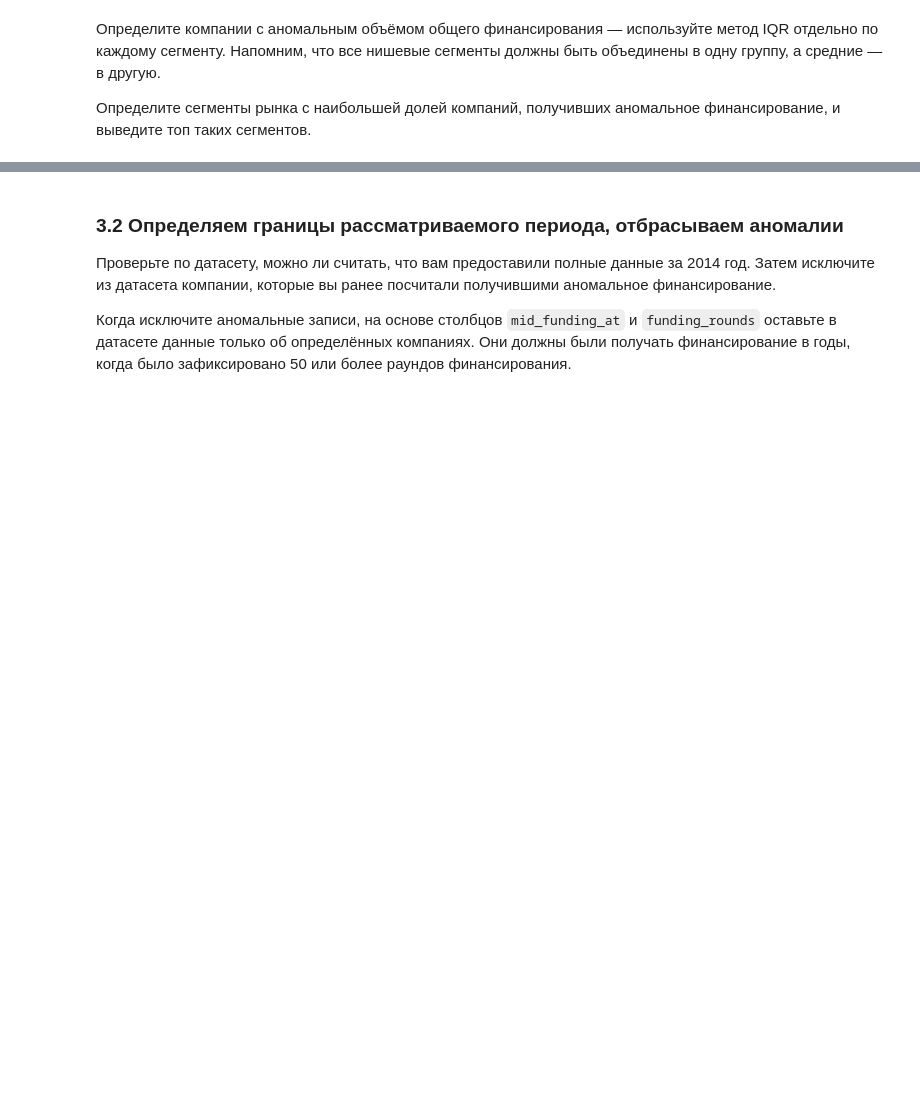
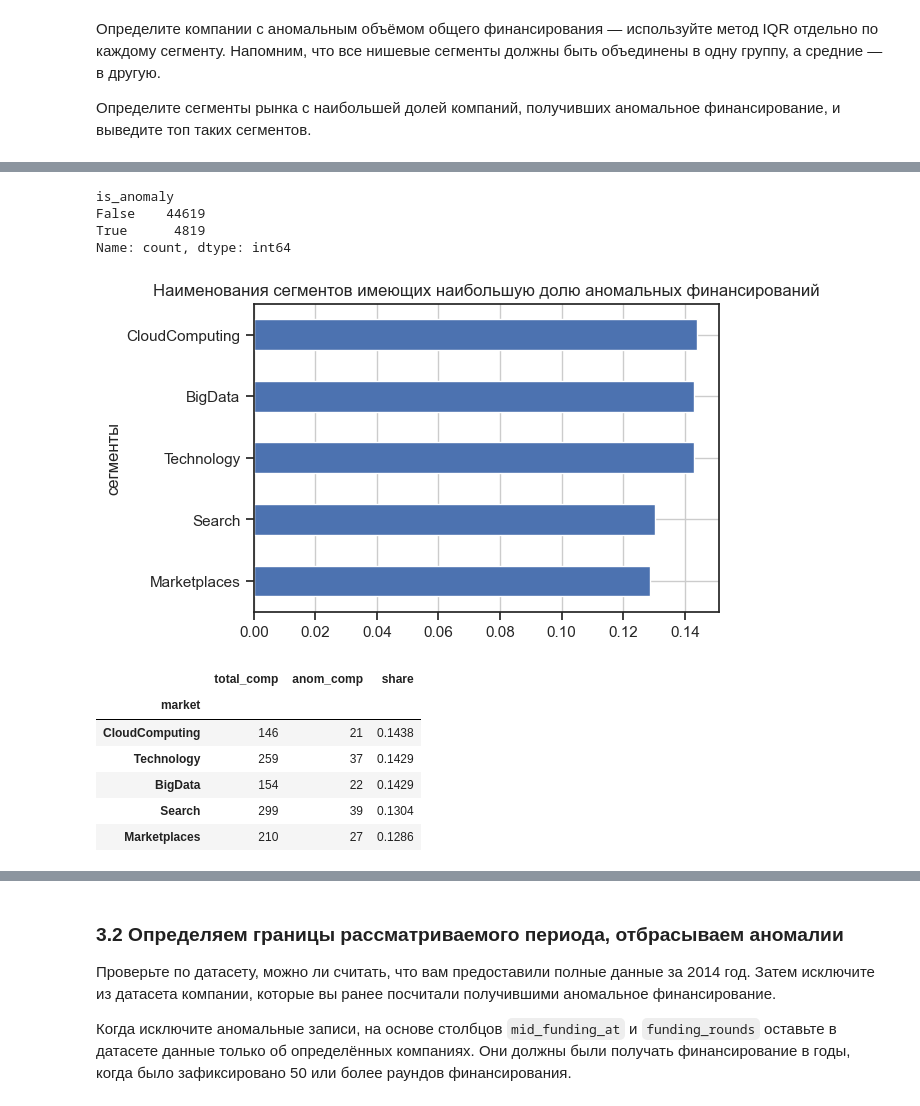
Before and after one commit to CAH0/startup-funding-analysis, a Jupyter notebook: startup_funding_analysis.ipynb, the cells around one changed output, grey strips where cells are left out. Saved outputs shown, nothing was run; the diff lists cells and outputs as text; code cells hidden in the pictures; blank space fills up the shorter version.

```diff
--- a/startup_funding_analysis.ipynb
+++ b/startup_funding_analysis.ipynb
@@ -601,0 +640,53 @@ plt.show()
+# %%
+def is_anomaly(row):
+    grp = row['market']
+    val = row['funding_total_usd']
+    if pd.isna(grp) or grp not in bounds:
+        return False
+
+    if val < bounds[grp]['lower'] or val > bounds[grp]['upper']:
+        return True
+    return False
+
+df['is_anomaly'] = df.apply(is_anomaly, axis=1)
+
+## Этот и прошлый блок мне почти полностью написала нейронка, я сам не справился, потому что толи запутался в задании, толи не понял как это правльно сделать, но это код разобрал и понял
+
+df['is_anomaly'].value_counts()
+# %% [output]
+is_anomaly
+False    44619
+True      4819
+Name: count, dtype: int64
+# %%
+data = df.groupby('market').agg(
+    total_comp = ('is_anomaly','count'),
+    anom_comp = ('is_anomaly', 'sum')
+)
+
+pd.set_option('display.float_format', lambda x: f'{x:.4f}')
+data['share'] = data['anom_comp'] / data['total_comp']
+
+data = data.sort_values(by='share',ascending=True).tail(5)
+
+plt.figure(figsize=(6,4))
+
+data['share'].plot(
+    kind = 'barh',
+    title = 'Наименования сегментов имеющих наибольшую долю аномальных финансирований'
+)
+
+plt.xlabel('')
+plt.ylabel('сегменты')
+plt.grid()
+plt.show()
+display(data.sort_values(by = 'share',ascending=False))
+# %% [output]
+[figure, added]
+|  | total_comp | anom_comp | share |
+| market |  |  |  |
+| CloudComputing | 146 | 21 | 0.1438 |
+| Technology | 259 | 37 | 0.1429 |
+| BigData | 154 | 22 | 0.1429 |
+| Search | 299 | 39 | 0.1304 |
+| Marketplaces | 210 | 27 | 0.1286 |
```
Also changed, not shown: parts of 14 cells of this notebook.
